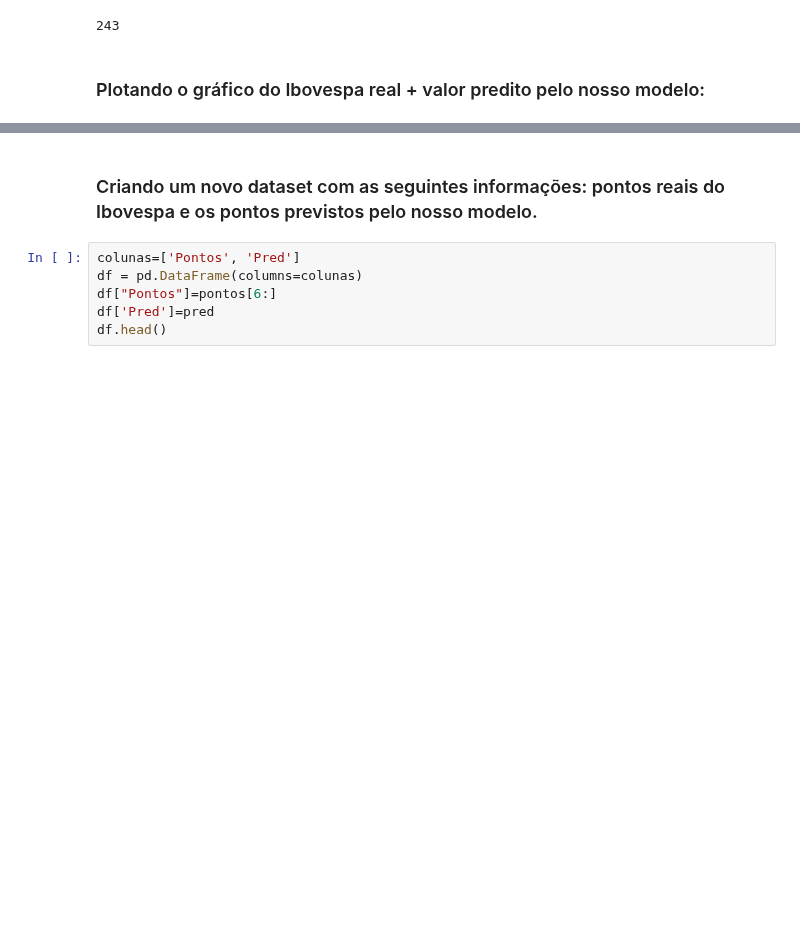
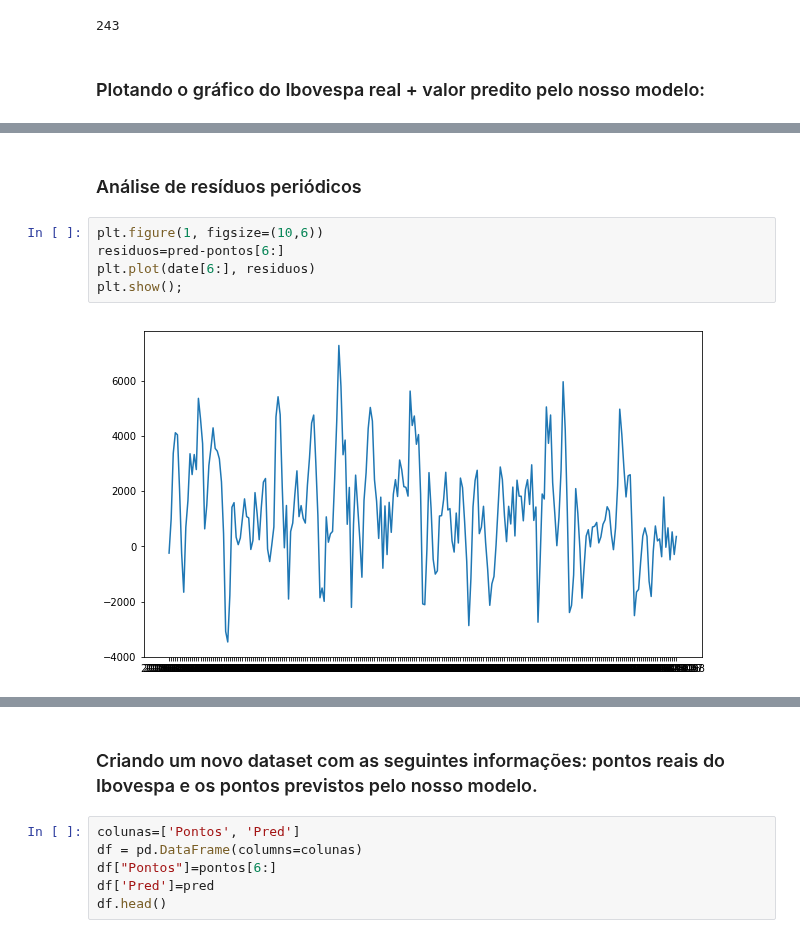
Before and after one commit to pbcarani/P3-Data-Science, a Jupyter notebook: P3_NOVO.ipynb, the cells around one changed output, grey strips where cells are left out. Drawn from its saved outputs; the diff is of its cells as text; blank space fills up the shorter version.

```diff
--- a/P3_NOVO.ipynb
+++ b/P3_NOVO.ipynb
@@ -412,0 +415,9 @@ plt.show();
+# %% [markdown]
+### Análise de resíduos periódicos
+# %%
+plt.figure(1, figsize=(10,6))
+residuos=pred-pontos[6:]
+plt.plot(date[6:], residuos)
+plt.show();
+# %% [output]
+[figure, added]
```
Also changed, not shown: parts of 6 cells of this notebook.
